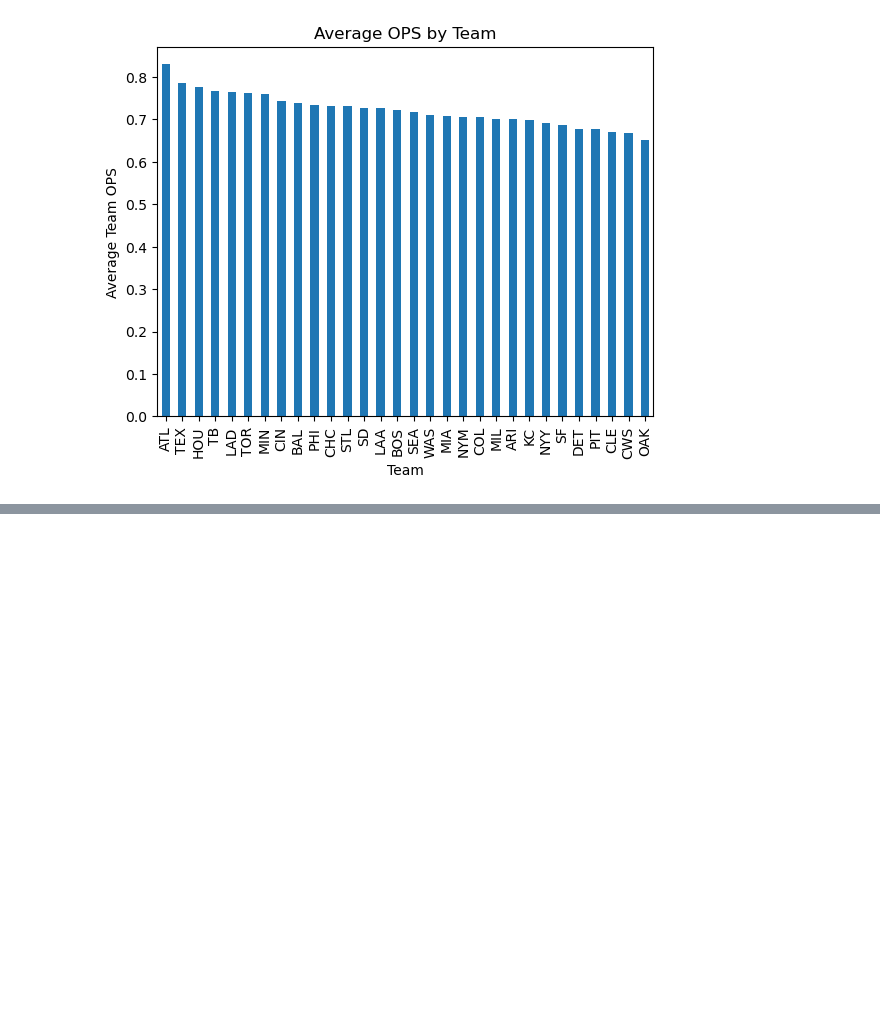
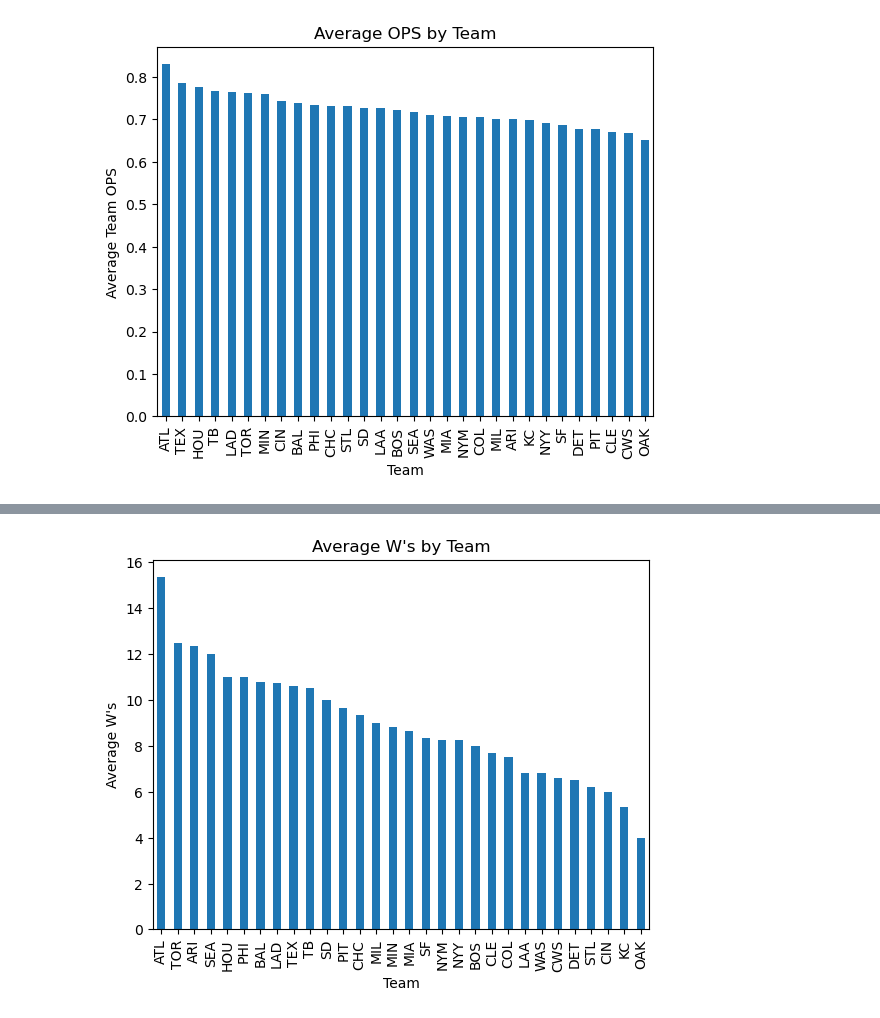
Before and after one commit to asalinas10/2023_MLB_Season, a Jupyter notebook: baseballscript.ipynb, the cells around one changed output, grey strips where cells are left out. Saved outputs shown, nothing was run; the diff lists cells and outputs as text; code cells hidden in the pictures; blank space fills up the shorter version.

```diff
--- a/baseballscript.ipynb
+++ b/baseballscript.ipynb
@@ -194,0 +283,9 @@ plt.show()
+# %%
+w_chart = sorted_w.plot(kind = 'bar',
+                         xlabel = 'Team',
+                         ylabel = "Average W's",
+                         title = "Average W's by Team")
+
+plt.show()
+# %% [output]
+[figure, added]
```
Also changed, not shown: parts of 5 cells of this notebook.
